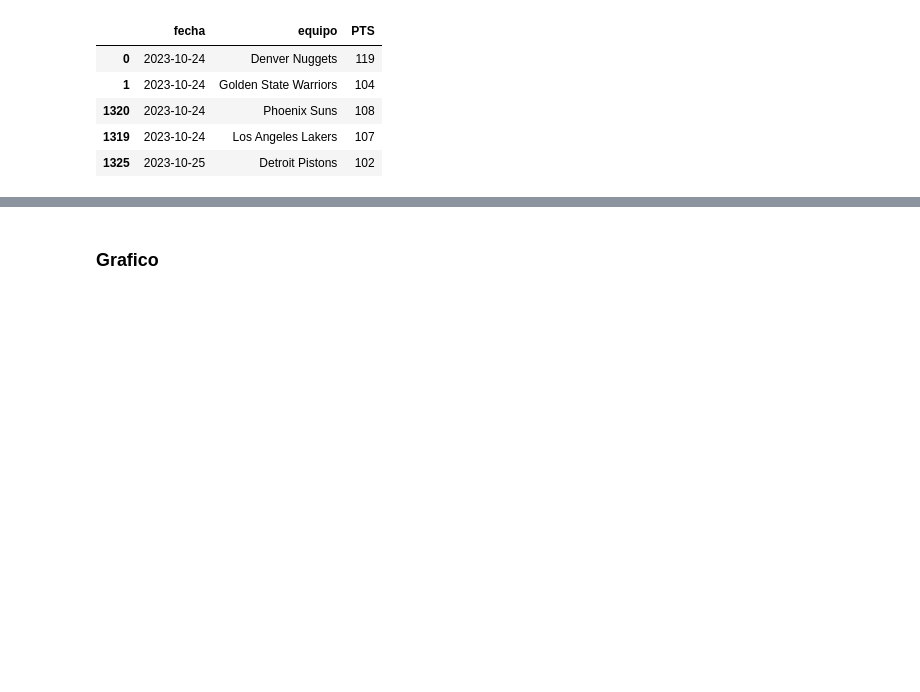
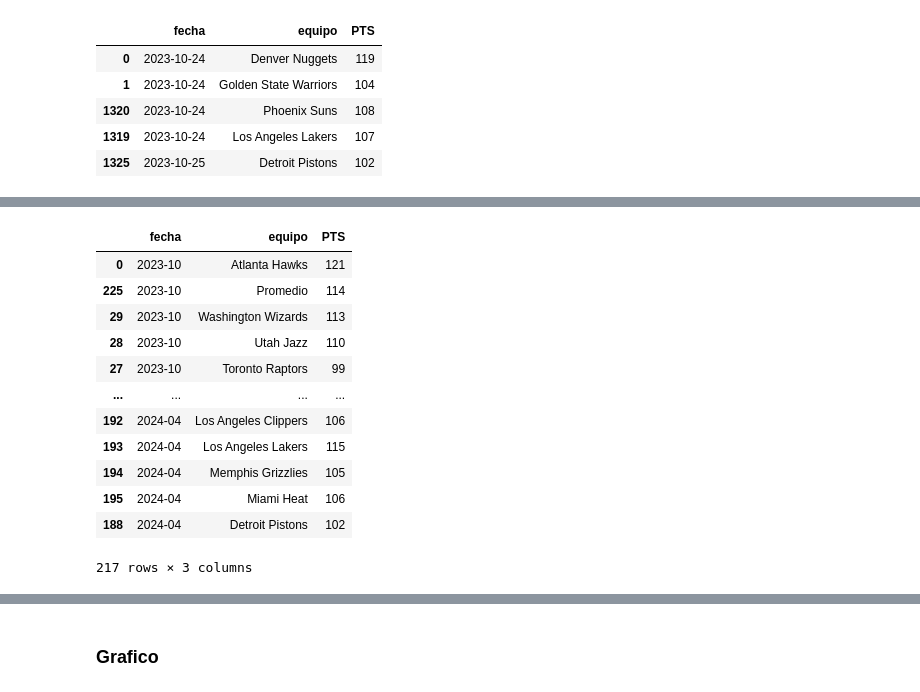
Before and after one commit to tperezv2004/proyecto.github.io, a Jupyter notebook: asses/py/limpieza.ipynb, the cells around one changed output, grey strips where cells are left out. Saved outputs shown, nothing was run; the diff lists cells and outputs as text; code cells hidden in the pictures; blank space fills up the shorter version.

```diff
--- a/asses/py/limpieza.ipynb
+++ b/asses/py/limpieza.ipynb
@@ -334,0 +336,19 @@ df_final
+# %%
+# Borrar filas con las fechas '2024-05' y '2024-06'
+df_final = df_final[~((df_final['fecha'] == '2024-05') | (df_final['fecha'] == '2024-06'))]
+
+df_final
+# %% [output]
+|  | fecha | equipo | PTS |
+| 0 | 2023-10 | Atlanta Hawks | 121 |
+| 225 | 2023-10 | Promedio | 114 |
+| 29 | 2023-10 | Washington Wizards | 113 |
+| 28 | 2023-10 | Utah Jazz | 110 |
+| 27 | 2023-10 | Toronto Raptors | 99 |
+| ... | ... | ... | ... |
+| 192 | 2024-04 | Los Angeles Clippers | 106 |
+| 193 | 2024-04 | Los Angeles Lakers | 115 |
+| 194 | 2024-04 | Memphis Grizzlies | 105 |
+| 195 | 2024-04 | Miami Heat | 106 |
+| 188 | 2024-04 | Detroit Pistons | 102 |
+217 rows × 3 columns
```
Also changed, not shown: parts of 11 cells of this notebook, 5 other files.
